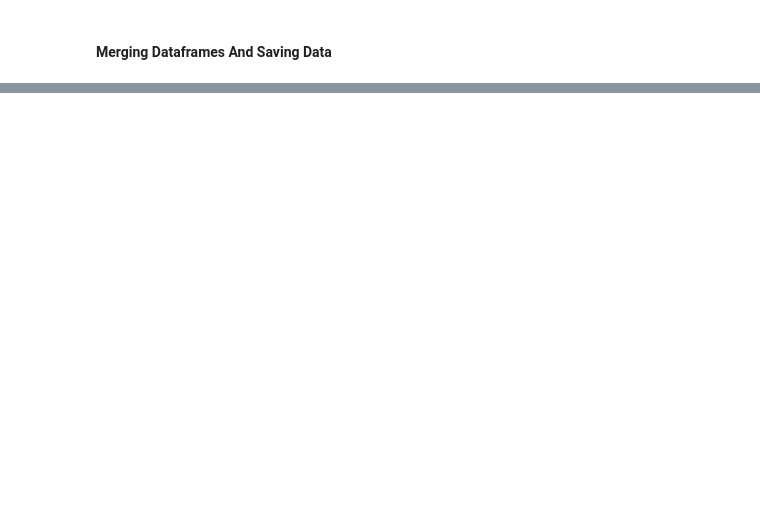
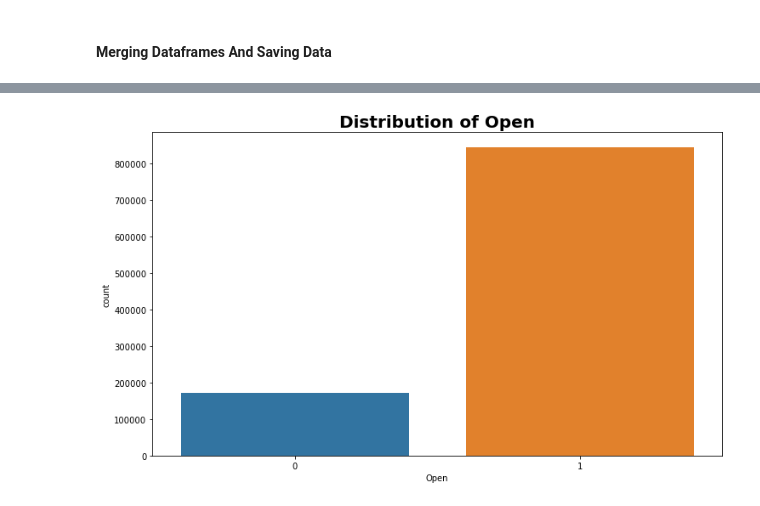
Before and after one commit to celine-kanagwa/Forecasting_Sales, a Jupyter notebook: Notebooks/ExplotaryDataAnalysis.ipynb, the cells around one changed output, grey strips where cells are left out. Cells and saved outputs as stored; diff of their text form; code cells hidden in the pictures; blank space fills up the shorter version.

```diff
--- a/Notebooks/ExplotaryDataAnalysis.ipynb
+++ b/Notebooks/ExplotaryDataAnalysis.ipynb
@@ -681,0 +797,5 @@ file_handler.to_csv(df, '../Data/train.csv')
+# %%
+#open
+plot_count(train_df, 'Open')
+# %% [output]
+[figure, added]
```
Also changed, not shown: parts of 79 cells of this notebook, 1 other file.
